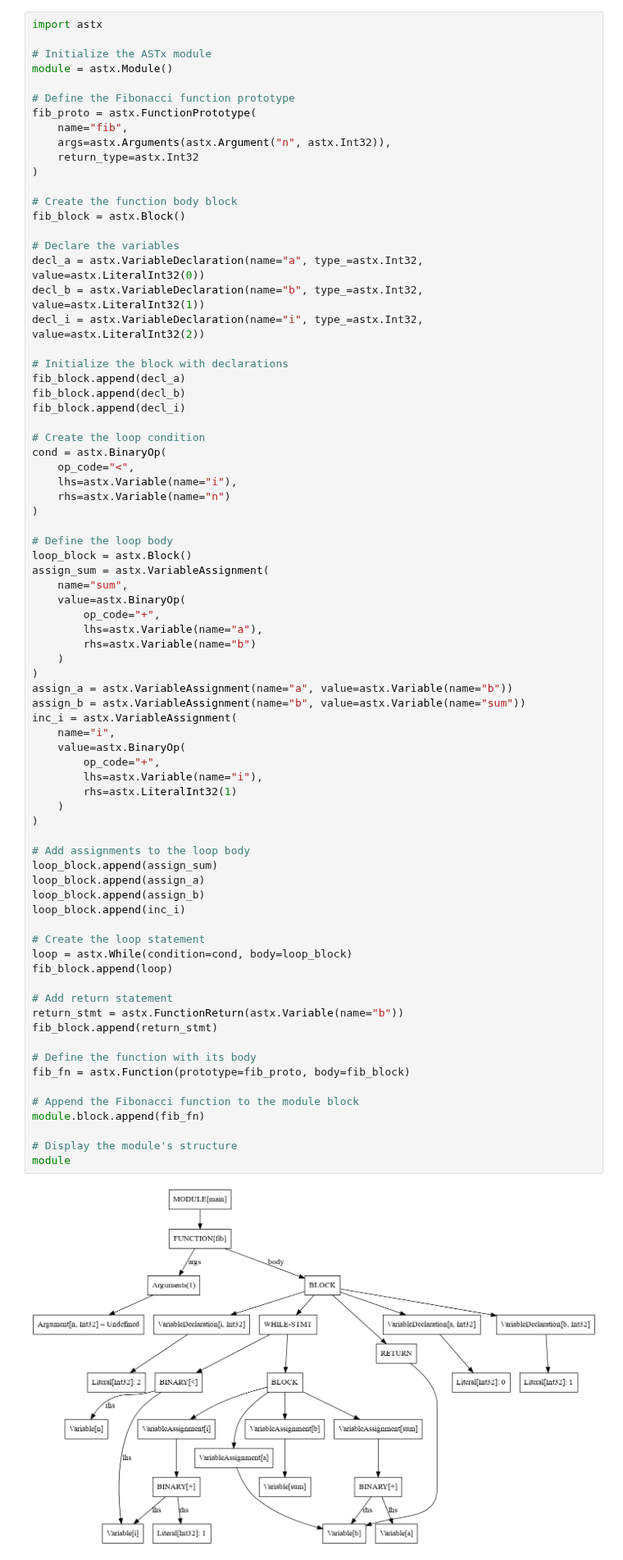
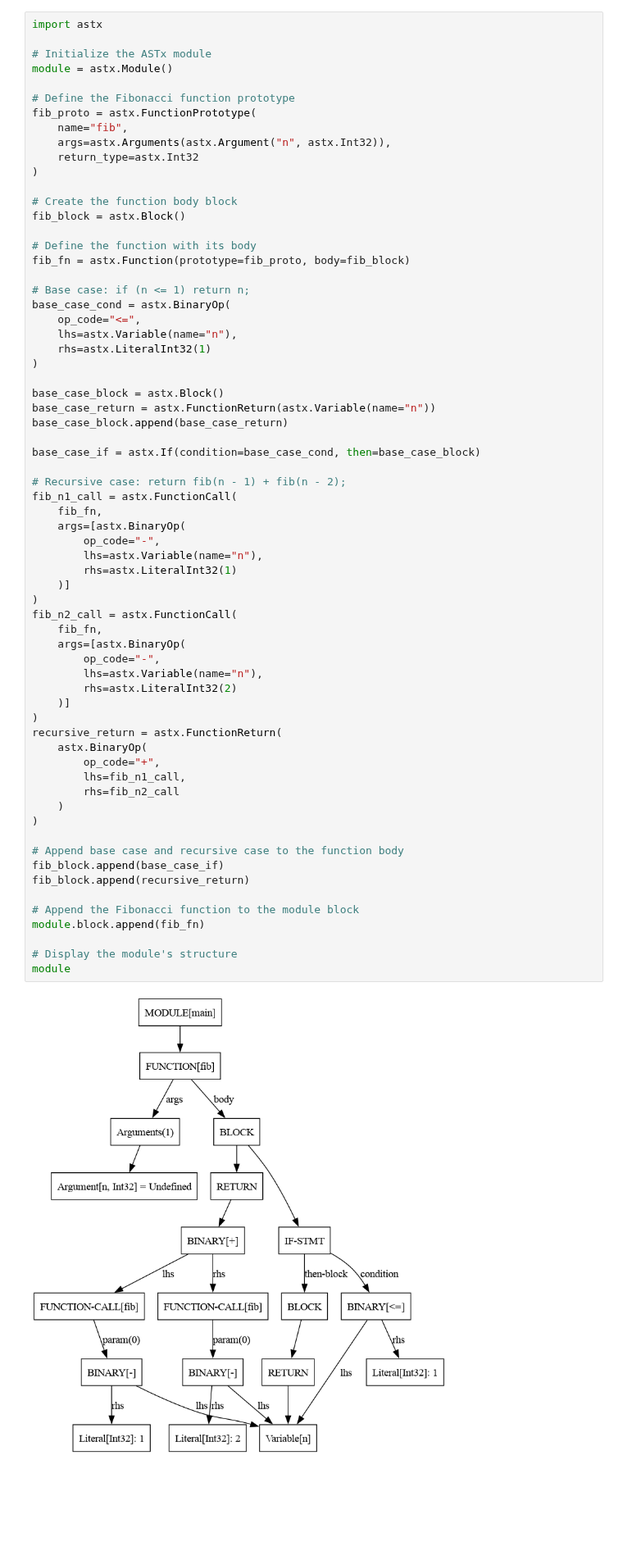
Before and after one commit to arxlang/astx, a Jupyter notebook: docs/tutorials/fibonacci.ipynb, the cells around one changed output. Shown at 82% size. Drawn from its saved outputs; the diff is of its cells as text; blank space fills up the shorter version.

Commit message:
fix: Fix IF and FUNCTION-CALL AST struct representation (#71)

```diff
--- a/docs/tutorials/fibonacci.ipynb
+++ b/docs/tutorials/fibonacci.ipynb
@@ -20,81 +40,71 @@ Below is the Python code to create an AST for a Fibonacci function using ASTx. N
 # %%
 import astx
 
 # Initialize the ASTx module
 module = astx.Module()
 
 # Define the Fibonacci function prototype
 fib_proto = astx.FunctionPrototype(
     name="fib",
     args=astx.Arguments(astx.Argument("n", astx.Int32)),
     return_type=astx.Int32
 )
 
 # Create the function body block
 fib_block = astx.Block()
 
-# Declare the variables
-decl_a = astx.VariableDeclaration(name="a", type_=astx.Int32, value=astx.LiteralInt32(0))
-decl_b = astx.VariableDeclaration(name="b", type_=astx.Int32, value=astx.LiteralInt32(1))
-decl_i = astx.VariableDeclaration(name="i", type_=astx.Int32, value=astx.LiteralInt32(2))
+# Define the function with its body
+fib_fn = astx.Function(prototype=fib_proto, body=fib_block)
 
-# Initialize the block with declarations
-fib_block.append(decl_a)
-fib_block.append(decl_b)
-fib_block.append(decl_i)
-
-# Create the loop condition
-cond = astx.BinaryOp(
-    op_code="<",
-    lhs=astx.Variable(name="i"),
-    rhs=astx.Variable(name="n")
+# Base case: if (n <= 1) return n;
+base_case_cond = astx.BinaryOp(
+    op_code="<=",
+    lhs=astx.Variable(name="n"),
+    rhs=astx.LiteralInt32(1)
 )
 
-# Define the loop body
-loop_block = astx.Block()
-assign_sum = astx.VariableAssignment(
-    name="sum",
-    value=astx.BinaryOp(
+base_case_block = astx.Block()
+base_case_return = astx.FunctionReturn(astx.Variable(name="n"))
+base_case_block.append(base_case_return)
+
+base_case_if = astx.If(condition=base_case_cond, then=base_case_block)
+
+# Recursive case: return fib(n - 1) + fib(n - 2);
+fib_n1_call = astx.FunctionCall(
+    fib_fn,
+    args=[astx.BinaryOp(
+        op_code="-",
+        lhs=astx.Variable(name="n"),
+        rhs=astx.LiteralInt32(1)
+    )]
+)
+fib_n2_call = astx.FunctionCall(
+    fib_fn,
+    args=[astx.BinaryOp(
+        op_code="-",
+        lhs=astx.Variable(name="n"),
+        rhs=astx.LiteralInt32(2)
+    )]
+)
+recursive_return = astx.FunctionReturn(
+    astx.BinaryOp(
         op_code="+",
-        lhs=astx.Variable(name="a"),
-        rhs=astx.Variable(name="b")
-    )
-)
-assign_a = astx.VariableAssignment(name="a", value=astx.Variable(name="b"))
-assign_b = astx.VariableAssignment(name="b", value=astx.Variable(name="sum"))
-inc_i = astx.VariableAssignment(
-    name="i",
-    value=astx.BinaryOp(
-        op_code="+",
-        lhs=astx.Variable(name="i"),
-        rhs=astx.LiteralInt32(1)
+        lhs=fib_n1_call,
+        rhs=fib_n2_call
     )
 )
 
-# Add assignments to the loop body
-loop_block.append(assign_sum)
-loop_block.append(assign_a)
-loop_block.append(assign_b)
-loop_block.append(inc_i)
-
-# Create the loop statement
-loop = astx.While(condition=cond, body=loop_block)
-fib_block.append(loop)
-
-# Add return statement
-return_stmt = astx.FunctionReturn(astx.Variable(name="b"))
-fib_block.append(return_stmt)
-
-# Define the function with its body
-fib_fn = astx.Function(prototype=fib_proto, body=fib_block)
+# Append base case and recursive case to the function body
+fib_block.append(base_case_if)
+fib_block.append(recursive_return)
 
 # Append the Fibonacci function to the module block
 module.block.append(fib_fn)
 
 # Display the module's structure
 module
 # %% [output]
-[figure, old version]
+[figure, new version]
 # %% [markdown]
 ## Explanation
 
```
Also changed, not shown: parts of 2 cells of this notebook, 2 other files.
